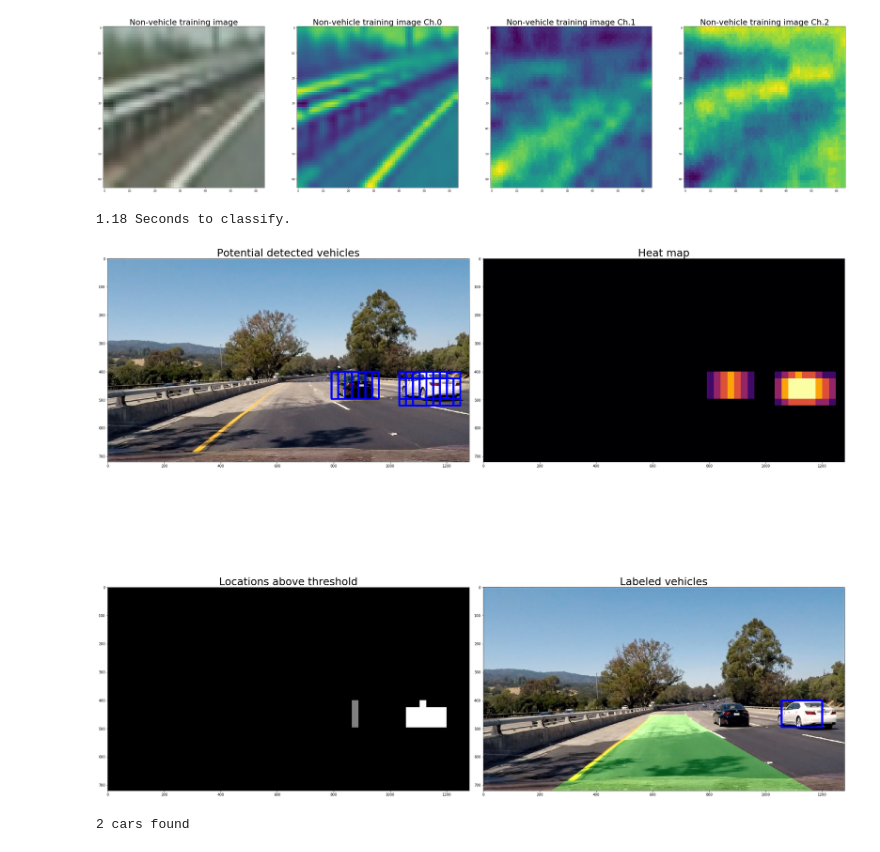
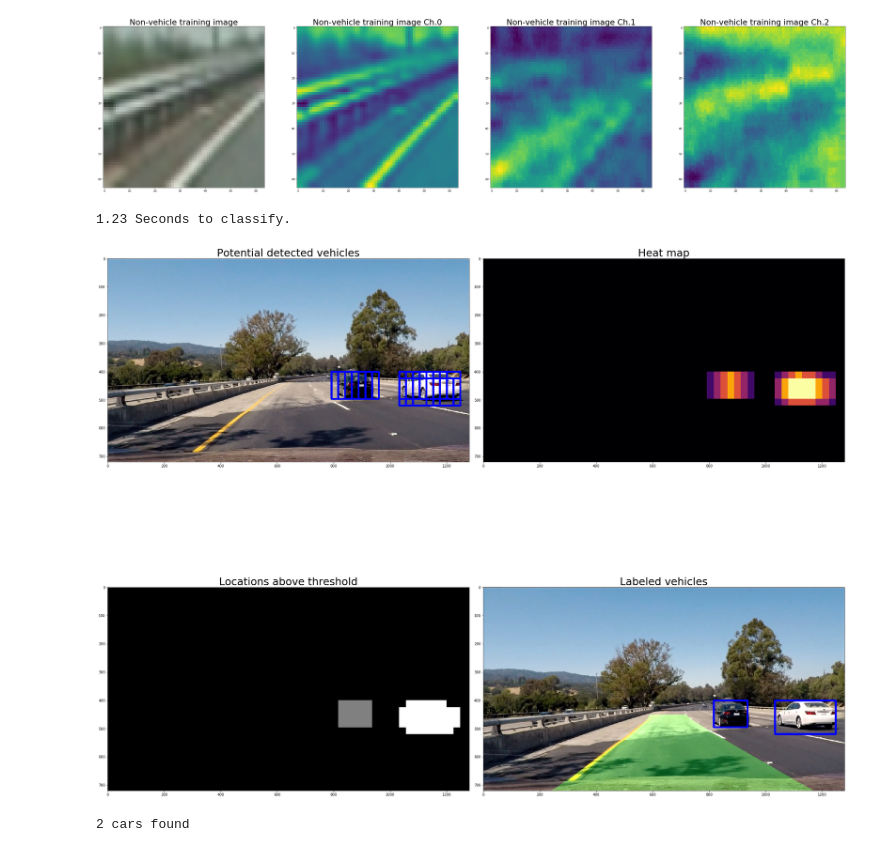
Before and after one commit to henyau/SDC_proj5, a Jupyter notebook: VehicleDetection_Keras.ipynb, the cells around one changed output. Drawn from its saved outputs; the diff is of its cells as text; code cells hidden in the pictures.

```diff
--- a/VehicleDetection_Keras.ipynb
+++ b/VehicleDetection_Keras.ipynb
@@ -386,7 +386,7 @@ scale = 0.7
 use_tf_b = True
 
 if use_tf_b == True:
-    scale = 2
+    scale = 3
     out_img1, heat_img1 = find_cars(img_small, int(ystart//scale_img), int(ystop//scale_img), scale, clf, X_scaler, \
                      orient, pix_per_cell, cell_per_block, spatial_size, hist_bins, cells_per_step = 1)
 #     scale = 2
@@ -405,7 +405,7 @@ else:
 #                      orient, pix_per_cell, cell_per_block, spatial_size, hist_bins, cells_per_step = 2)
 
 heat_img = heat_img1#+heat_img2+heat_img3
-threshold_val = 3
+threshold_val = 1
 
 
 t2 = time.time()
@@ -414,35 +414,35 @@ print(round(t2-t, 2), 'Seconds to classify.')
 
 plt.figure(figsize = (30,30))
 plt.subplot(2, 2, 1)
 plt.title('Potential detected vehicles',fontsize=30)
 plt.imshow(out_img1)
 
 plt.subplot(2, 2, 2)
 plt.imshow(heat_img, cmap='inferno', vmin=0, vmax=5)
 plt.title('Heat map',fontsize=30)
 
 heat_thresh_img = apply_threshold(heat_img, threshold_val)
 labels = label(heat_thresh_img)
 
 img_lane = lane_overlay.process_lane_overlay(img,objpoints, imgpoints, mtx, dist, M,Minv, left_line, right_line,warp_ratio,ctr_pt)
 img_labeled = draw_labeled_bboxes(img_lane, labels, scale_img)
 
 
 plt.subplot(2, 2, 3)
 plt.imshow(labels[0], cmap='gray')
 plt.title('Locations above threshold',fontsize=30)
 
 plt.subplot(2, 2, 4)
 plt.imshow(img_labeled)
 plt.title('Labeled vehicles',fontsize=30)
 
 plt.tight_layout()
 plt.show()
 
 print(labels[1], 'cars found')
 # %% [output]
-1.18 Seconds to classify.
+1.23 Seconds to classify.
-[figure, old version]
+[figure, new version]
 2 cars found
 # %%
 global heat_img_array
```
Also changed, not shown: parts of 2 cells of this notebook, 1 other file.
